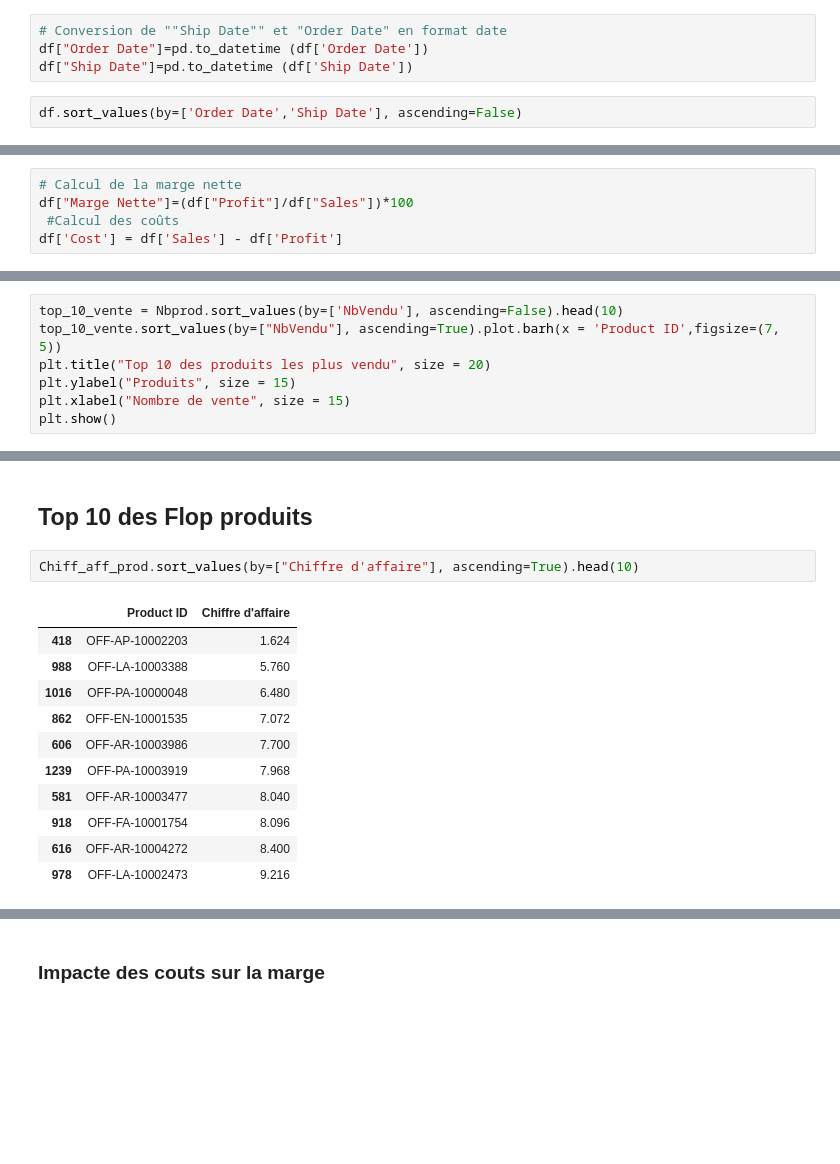
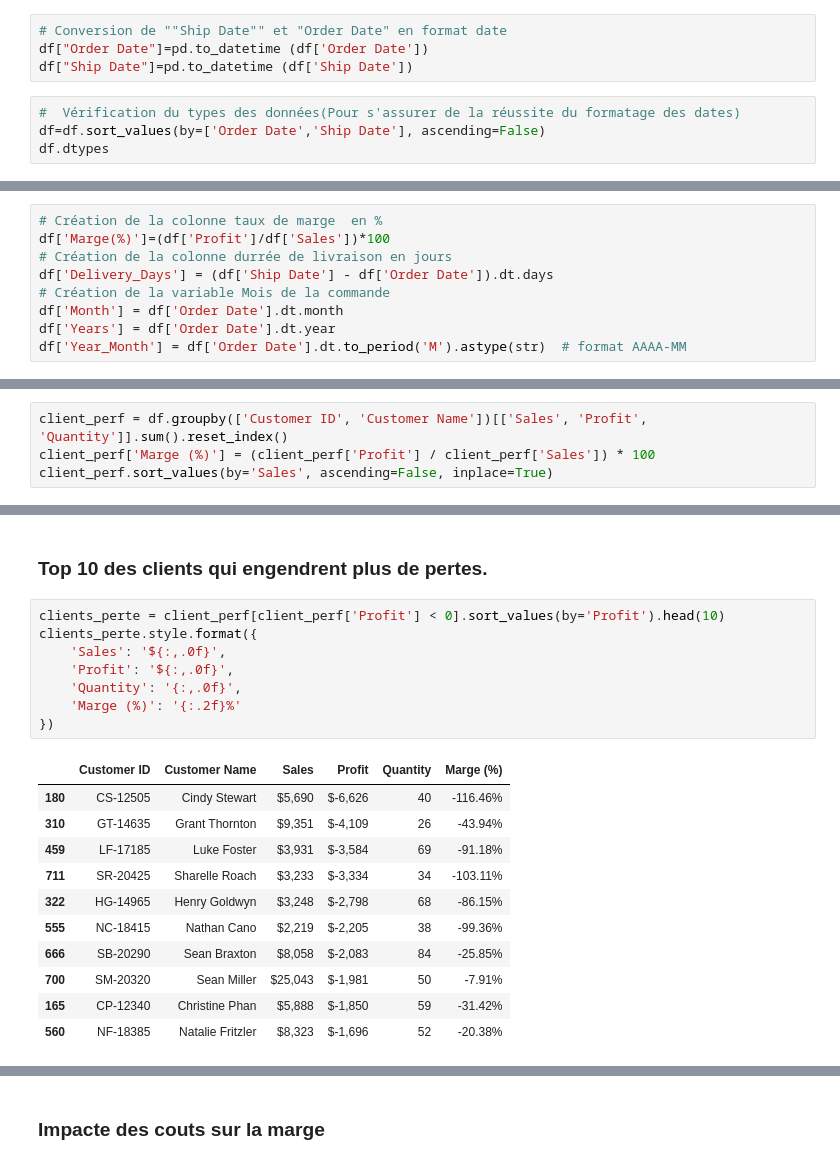
Before and after one commit to Junioh01/Portfolio-data-Analyste, a Jupyter notebook: Analyse_facteurs_influencant_performance_commerciales/Analyse_facteurs_influencant_performance_commerciales.ipynb, the cells around one changed output, grey strips where cells are left out. Drawn from its saved outputs; the diff is of its cells as text; blank space fills up the shorter version.

```diff
--- a/Analyse_facteurs_influencant_performance_commerciales/Analyse_facteurs_influencant_performance_commerciales.ipynb
+++ b/Analyse_facteurs_influencant_performance_commerciales/Analyse_facteurs_influencant_performance_commerciales.ipynb
@@ -136,5 +134,7 @@ memory usage: 78.2+ KB
 df["Order Date"]=pd.to_datetime (df['Order Date'])
 df["Ship Date"]=pd.to_datetime (df['Ship Date'])
 # %%
-df.sort_values(by=['Order Date','Ship Date'], ascending=False)
+#  Vérification du types des données(Pour s'assurer de la réussite du formatage des dates)
+df=df.sort_values(by=['Order Date','Ship Date'], ascending=False)
+df.dtypes
 # %% [output]
@@ -154,5 +157,0 @@ df.sort_values(by=['Order Date','Ship Date'], ascending=False)
-# %%
-# Calcul de la marge nette
-df["Marge Nette"]=(df["Profit"]/df["Sales"])*100
- #Calcul des coûts
-df['Cost'] = df['Sales'] - df['Profit']
@@ -174,0 +158,9 @@ df
+# %%
+# Création de la colonne taux de marge  en %
+df['Marge(%)']=(df['Profit']/df['Sales'])*100
+# Création de la colonne durrée de livraison en jours
+df['Delivery_Days'] = (df['Ship Date'] - df['Order Date']).dt.days
+# Création de la variable Mois de la commande
+df['Month'] = df['Order Date'].dt.month
+df['Years'] = df['Order Date'].dt.year
+df['Year_Month'] = df['Order Date'].dt.to_period('M').astype(str)  # format AAAA-MM
@@ -212,7 +440,4 @@ Nbprod.sort_values(by=['NbVendu'], ascending=False).head(10)
 # %%
-top_10_vente = Nbprod.sort_values(by=['NbVendu'], ascending=False).head(10)
-top_10_vente.sort_values(by=["NbVendu"], ascending=True).plot.barh(x = 'Product ID',figsize=(7, 5))
-plt.title("Top 10 des produits les plus vendu", size = 20)
-plt.ylabel("Produits", size = 15)
-plt.xlabel("Nombre de vente", size = 15)
-plt.show()
+client_perf = df.groupby(['Customer ID', 'Customer Name'])[['Sales', 'Profit', 'Quantity']].sum().reset_index()
+client_perf['Marge (%)'] = (client_perf['Profit'] / client_perf['Sales']) * 100
+client_perf.sort_values(by='Sales', ascending=False, inplace=True)
@@ -244,16 +470,22 @@ Liste des produits et chiffre d'affaire effectué :
 # %% [markdown]
-## Top 10 des Flop produits
+### Top 10 des clients qui engendrent plus de pertes.
 # %%
-Chiff_aff_prod.sort_values(by=["Chiffre d'affaire"], ascending=True).head(10)
+clients_perte = client_perf[client_perf['Profit'] < 0].sort_values(by='Profit').head(10)
+clients_perte.style.format({
+    'Sales': '${:,.0f}',
+    'Profit': '${:,.0f}',
+    'Quantity': '{:,.0f}',
+    'Marge (%)': '{:.2f}%'
+})
 # %% [output]
-|  | Product ID | Chiffre d'affaire |
-| 418 | OFF-AP-10002203 | 1.624 |
-| 988 | OFF-LA-10003388 | 5.760 |
-| 1016 | OFF-PA-10000048 | 6.480 |
-| 862 | OFF-EN-10001535 | 7.072 |
-| 606 | OFF-AR-10003986 | 7.700 |
-| 1239 | OFF-PA-10003919 | 7.968 |
-| 581 | OFF-AR-10003477 | 8.040 |
-| 918 | OFF-FA-10001754 | 8.096 |
-| 616 | OFF-AR-10004272 | 8.400 |
-| 978 | OFF-LA-10002473 | 9.216 |
+|  | Customer ID | Customer Name | Sales | Profit | Quantity | Marge (%) |
+| 180 | CS-12505 | Cindy Stewart | $5,690 | $-6,626 | 40 | -116.46% |
+| 310 | GT-14635 | Grant Thornton | $9,351 | $-4,109 | 26 | -43.94% |
+| 459 | LF-17185 | Luke Foster | $3,931 | $-3,584 | 69 | -91.18% |
+| 711 | SR-20425 | Sharelle Roach | $3,233 | $-3,334 | 34 | -103.11% |
+| 322 | HG-14965 | Henry Goldwyn | $3,248 | $-2,798 | 68 | -86.15% |
+| 555 | NC-18415 | Nathan Cano | $2,219 | $-2,205 | 38 | -99.36% |
+| 666 | SB-20290 | Sean Braxton | $8,058 | $-2,083 | 84 | -25.85% |
+| 700 | SM-20320 | Sean Miller | $25,043 | $-1,981 | 50 | -7.91% |
+| 165 | CP-12340 | Christine Phan | $5,888 | $-1,850 | 59 | -31.42% |
+| 560 | NF-18385 | Natalie Fritzler | $8,323 | $-1,696 | 52 | -20.38% |
```
Also changed, not shown: parts of 124 cells of this notebook, 7 other files.
